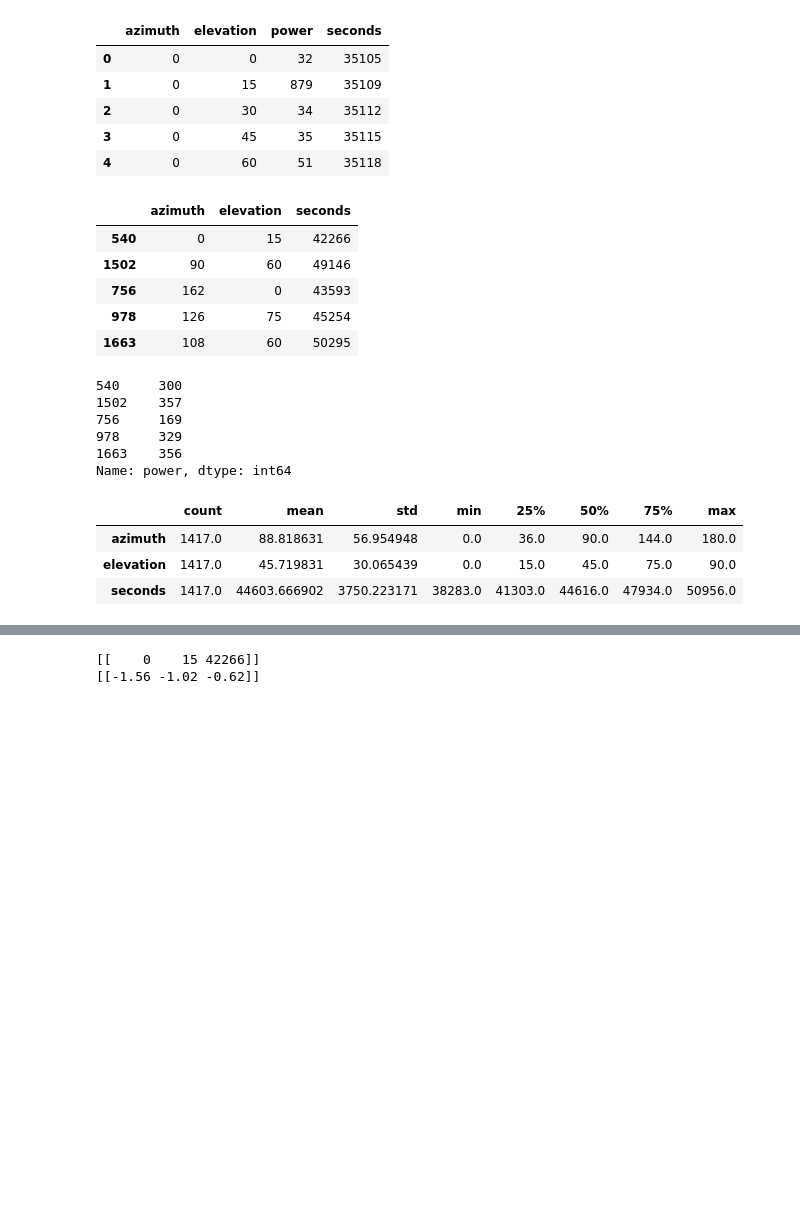
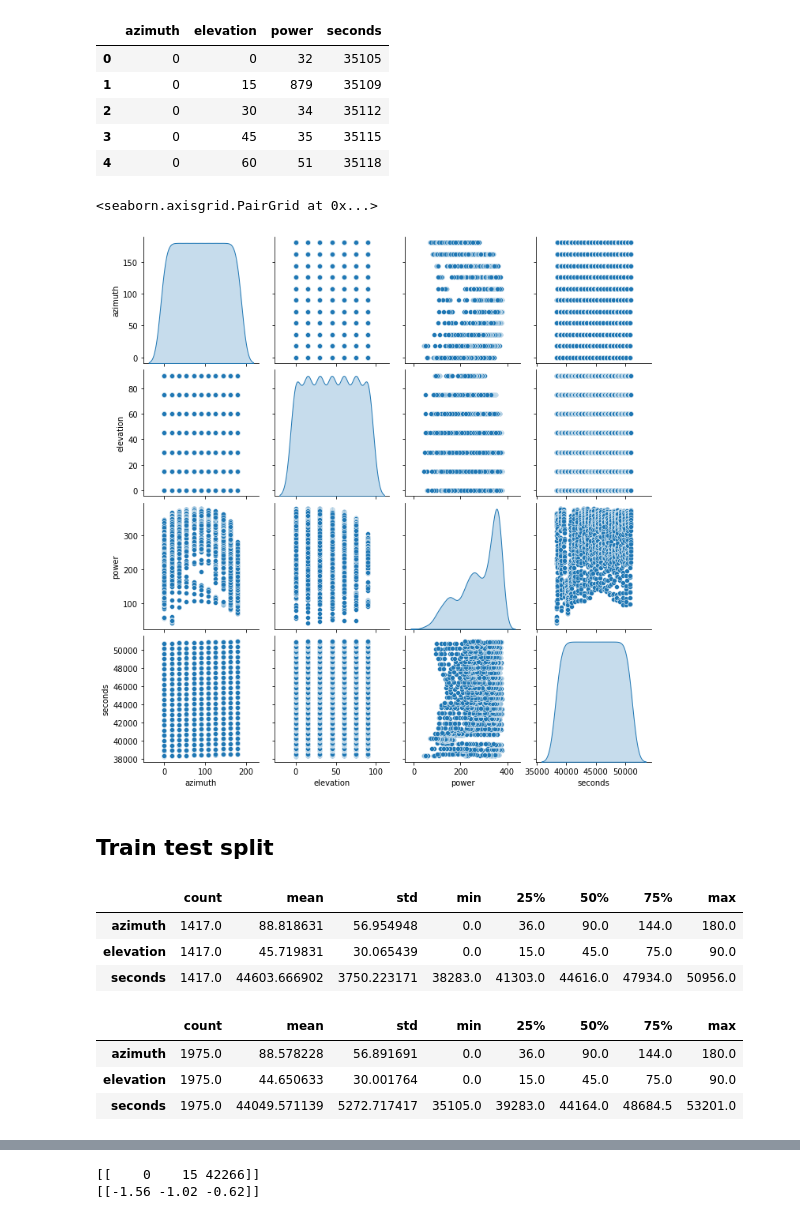
Before and after one commit to Cecco-Bandi/PV_project, a Jupyter notebook: main.ipynb, the cells around one changed output, grey strips where cells are left out. Saved outputs shown, nothing was run; the diff lists cells and outputs as text; code cells hidden in the pictures; blank space fills up the shorter version.

```diff
--- a/main.ipynb
+++ b/main.ipynb
@@ -138,6 +139,13 @@ high_altitude.head()
 | 2 | 0 | 30 | 34 | 35112 |
 | 3 | 0 | 45 | 35 | 35115 |
 | 4 | 0 | 60 | 51 | 35118 |
+# %%
+sns.pairplot(low_altitude, diag_kind='kde')
+# %% [output]
+<seaborn.axisgrid.PairGrid at 0x...>
+[figure, added]
+# %% [markdown]
+## Train test split
 # %%
 X_low_train = low_altitude.sample(frac=0.8, random_state=2)
 X_low_test = low_altitude.drop(X_low_train.index)
@@ -147,18 +154,0 @@ y_low_test = X_low_test.pop("power")
-# %%
-X_low_train.head()
-# %% [output]
-|  | azimuth | elevation | seconds |
-| 540 | 0 | 15 | 42266 |
-| 1502 | 90 | 60 | 49146 |
-| 756 | 162 | 0 | 43593 |
-| 978 | 126 | 75 | 45254 |
-| 1663 | 108 | 60 | 50295 |
-# %%
-y_low_train.head()
-# %% [output]
-540     300
-1502    357
-756     169
-978     329
-1663    356
-Name: power, dtype: int64
@@ -169,4 +165,11 @@ X_low_train.describe().transpose()
 | azimuth | 1417.0 | 88.818631 | 56.954948 | 0.0 | 36.0 | 90.0 | 144.0 | 180.0 |
 | elevation | 1417.0 | 45.719831 | 30.065439 | 0.0 | 15.0 | 45.0 | 75.0 | 90.0 |
 | seconds | 1417.0 | 44603.666902 | 3750.223171 | 38283.0 | 41303.0 | 44616.0 | 47934.0 | 50956.0 |
+# %%
+X_high_train.describe().transpose()
+# %% [output]
+|  | count | mean | std | min | 25% | 50% | 75% | max |
+| azimuth | 1975.0 | 88.578228 | 56.891691 | 0.0 | 36.0 | 90.0 | 144.0 | 180.0 |
+| elevation | 1975.0 | 44.650633 | 30.001764 | 0.0 | 15.0 | 45.0 | 75.0 | 90.0 |
+| seconds | 1975.0 | 44049.571139 | 5272.717417 | 35105.0 | 39283.0 | 44164.0 | 48684.5 | 53201.0 |
 # %%
```
Also changed, not shown: parts of 27 cells of this notebook.
